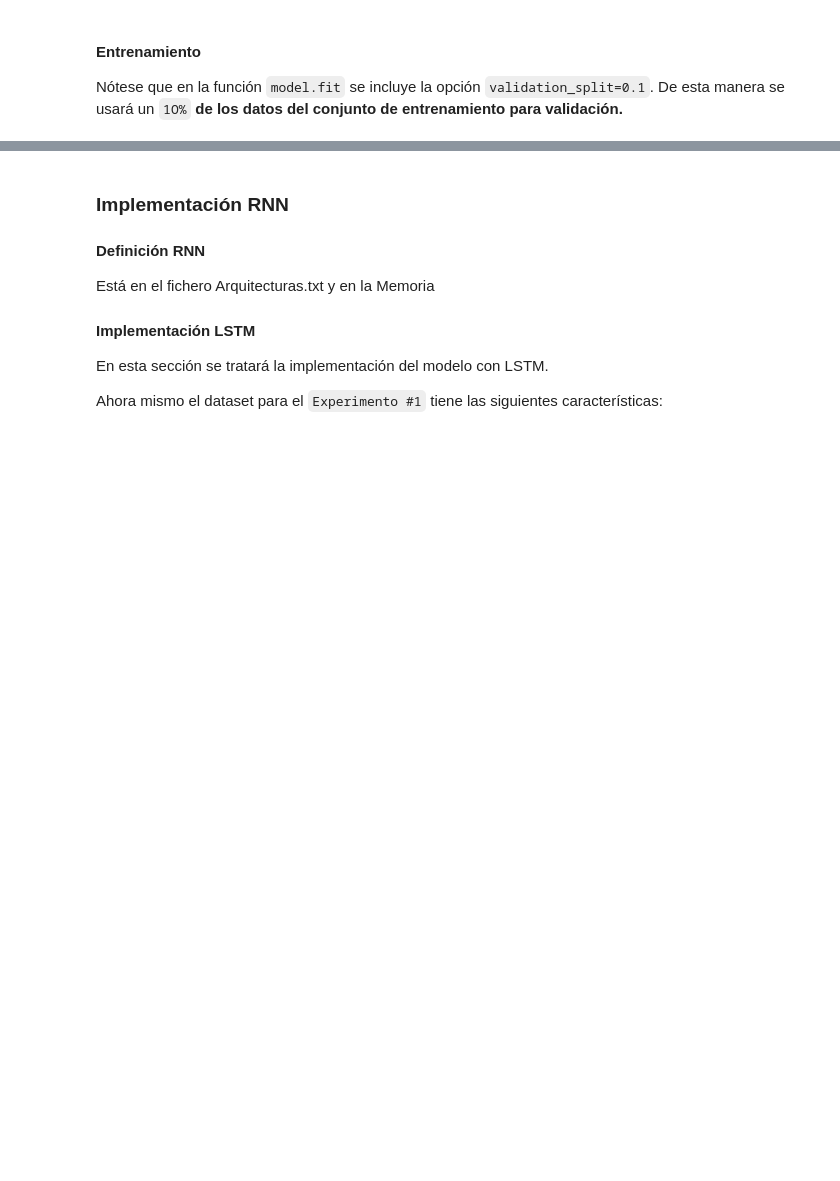
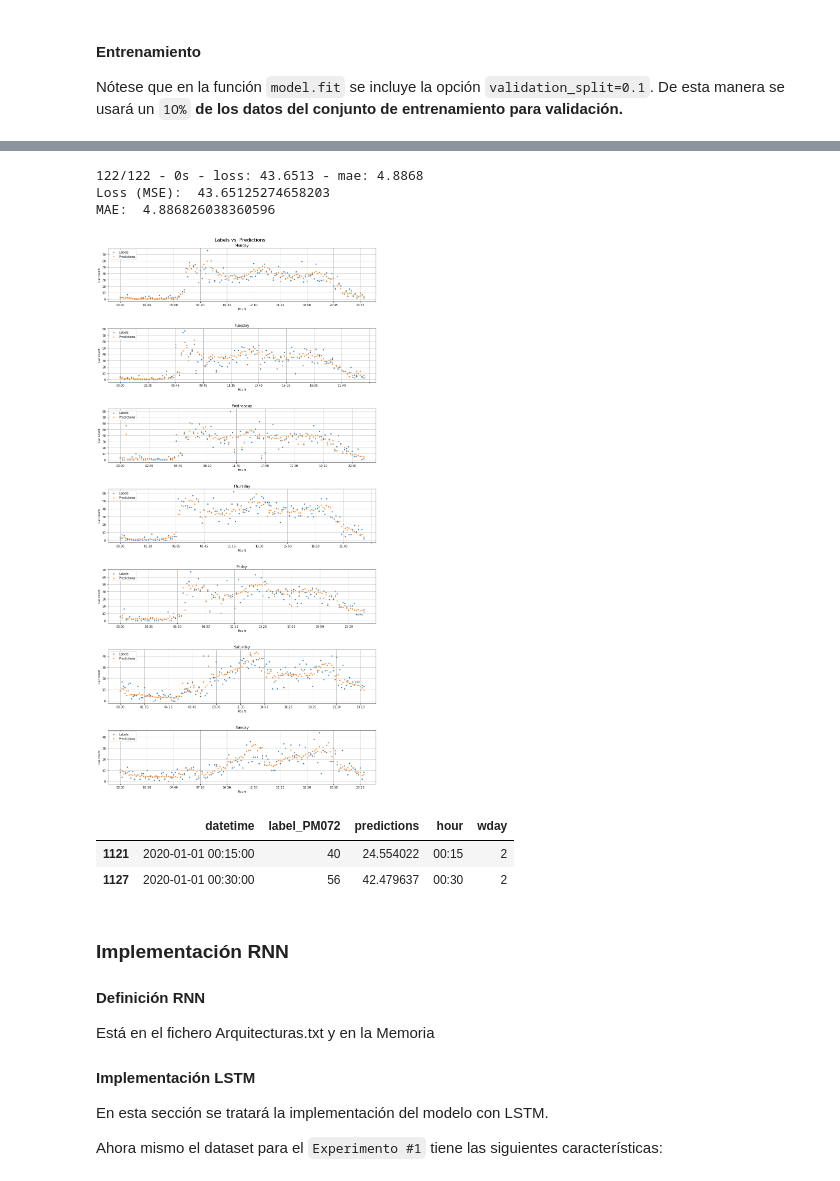
Before and after one commit to albertopmp/TFG, a Jupyter notebook: src/TrafficFlow.ipynb, the cells around one changed output, grey strips where cells are left out. Drawn from its saved outputs; the diff is of its cells as text; code cells hidden in the pictures; blank space fills up the shorter version.

Commit message:
Nuevo approach para xaxis pyplot (horas)

```diff
--- a/src/TrafficFlow.ipynb
+++ b/src/TrafficFlow.ipynb
@@ -638,17 +805,15 @@ def graph_predictions(test_dts, test_lbls, preds, freq):
 
     # Obtengo solo la hora de cada fecha
     cc_df['hour'] = cc_df['datetime'].dt.strftime('%H:%M')
-
     # Obtengo el dia de la semana [0-Lunes, 6-Domingo]
     cc_df['wday'] = cc_df['datetime'].dt.weekday
-
     # Ordeno por 'wday' y luego por 'hour' -> No es necesario
     cc_df.sort_values(by=['wday', 'hour'], ignore_index = True, inplace = True)
 
     # Settings
     fig, axs = plt.subplots(7)
     fig.set_figheight(27.5)
-    fig.set_figwidth(15)
+    fig.set_figwidth(17.5)
     fig.tight_layout(pad=7.0)
     fig.suptitle('Labels vs. Predictions', fontsize=16)
     day_names = ['Monday', 'Tuesday', 'Wednesday', 'Thursday', 'Friday', 'Saturday', 'Sunday']
@@ -664,12 +829,9 @@ def graph_predictions(test_dts, test_lbls, preds, freq):
         # DataFrame para cada día de la semana
         aux = cc_df.loc[cc_df['wday'] == i]
 
-        # Lista de horas que hay en el DataFrame para el día especificado por i
-        x = aux['hour']
-
         # Para una determinada hora puede haber varios label y predicciones (#label == #preds)
-        axs[i].scatter(x[::freq], aux['label_PM072'][::freq], label='Labels', s=10)
-        axs[i].scatter(x[::freq], aux['predictions'][::freq], label='Predictions', s=10)
+        axs[i].scatter(aux['hour'][::freq], aux['label_PM072'][::freq], label='Labels', s=10)
+        axs[i].scatter(aux['hour'][::freq], aux['prediction'][::freq], label='Predictions', s=10)
         axs[i].legend(loc='upper left')
         axs[i].grid()
 
@@ -871,8 +1251,23 @@ plot_loss(history)
 # %%
 # Se guardan las predicciones en un df
-predictions = pd.DataFrame(model.predict(test_features), columns = ['predictions'])
+predictions = pd.DataFrame(model.predict(test_features), columns = ['prediction'])
 
 # Evaluar el modelo para el conjunto de test
 loss, mae = model.evaluate(test_features, test_labels, verbose=2)
 print("Loss (MSE): ", loss)
 print("MAE: ", mae)
+# %% [output]
+122/122 - 0s - loss: 43.6513 - mae: 4.8868
+Loss (MSE):  43.65125274658203
+MAE:  4.886826038360596
+# %%
+check_values = graph_predictions(test_dates, test_labels, predictions, freq = 4)
+# %% [output]
+[figure, added]
+# %%
+FDA = check_values.loc[ (check_values['wday'] == 2) & (check_values['hour'] > '00:00') & ((check_values['hour'] < '02:10')) & (check_values['label_PM072'] > 20)]
+FDA # Los valores outlayers a esta hora son el día 2020-01-01
+# %% [output]
+|  | datetime | label_PM072 | predictions | hour | wday |
+| 1121 | 2020-01-01 00:15:00 | 40 | 24.554022 | 00:15 | 2 |
+| 1127 | 2020-01-01 00:30:00 | 56 | 42.479637 | 00:30 | 2 |
```
Also changed, not shown: parts of 70 cells of this notebook.
